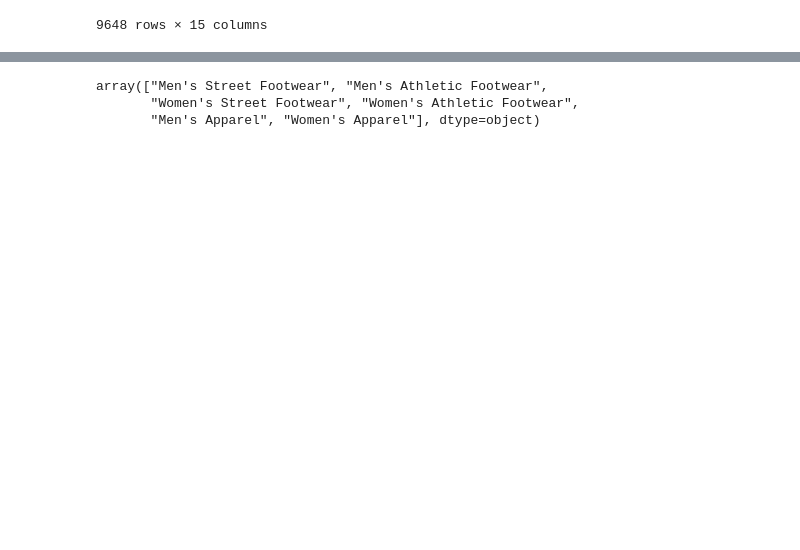
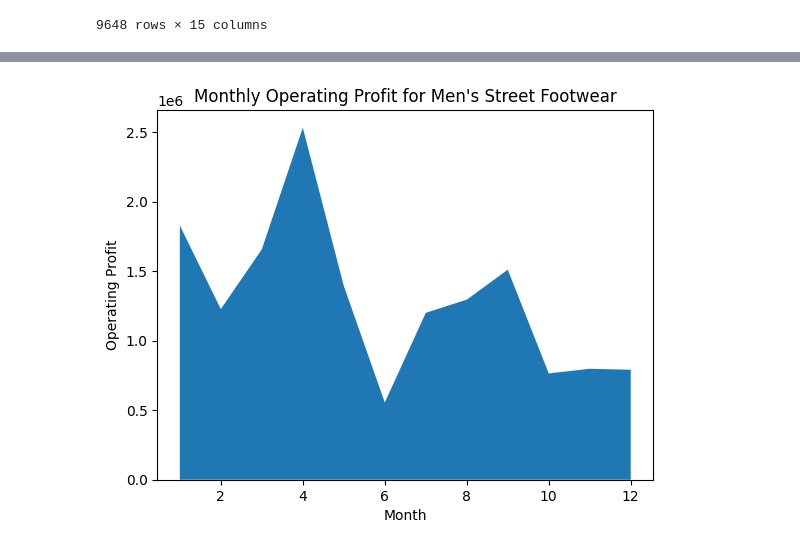
Before and after one commit to junyuelin/sales_dashboard, a Jupyter notebook: data_analysis.ipynb, the cells around one changed output, grey strips where cells are left out. Drawn from its saved outputs; the diff is of its cells as text; code cells hidden in the pictures; blank space fills up the shorter version.

```diff
--- a/data_analysis.ipynb
+++ b/data_analysis.ipynb
@@ -22,8 +23,10 @@ data
 def data_cleaning(df):
     data = df.copy()
     data['Invoice Date'] = pd.to_datetime(data['Invoice Date'], format='%m/%d/%y')
-    data['year'] = data['Invoice Date'].dt.year
-    data['month'] = data['Invoice Date'].dt.month
+    data['Year'] = data['Invoice Date'].dt.year
+    data['Month'] = data['Invoice Date'].dt.month
+    data['Operating Profit'] = data['Operating Profit'].str.replace('$', '').str.replace(',', '')
+    data['Operating Profit'] = data['Operating Profit'].astype(int)
     return data
 # %%
 cleaned = data_cleaning(data)
@@ -88,6 +68,16 @@ cleaned.sort_values(by='Invoice Date')
-# %%
-cleaned['Product'].unique()
-# %% [output]
-array(["Men's Street Footwear", "Men's Athletic Footwear",
-       "Women's Street Footwear", "Women's Athletic Footwear",
-       "Men's Apparel", "Women's Apparel"], dtype=object)
+# %%
+cleaned_2020 = cleaned[cleaned['Year'] == 2020]
+cleaned_2021 = cleaned[cleaned['Year'] == 2021]
+# %%
+mens_street_footwear_data = cleaned_2020[cleaned_2020['Product'] == "Men's Street Footwear"]
+monthly_profit = mens_street_footwear_data.groupby('Month')['Operating Profit'].sum()
+
+plt.stackplot(monthly_profit.index, monthly_profit.values)
+
+plt.xlabel('Month')
+plt.ylabel('Operating Profit')
+plt.title("Monthly Operating Profit for Men's Street Footwear")
+
+plt.show()
+# %% [output]
+[figure, added]
```
Also changed, not shown: parts of 4 cells of this notebook.
